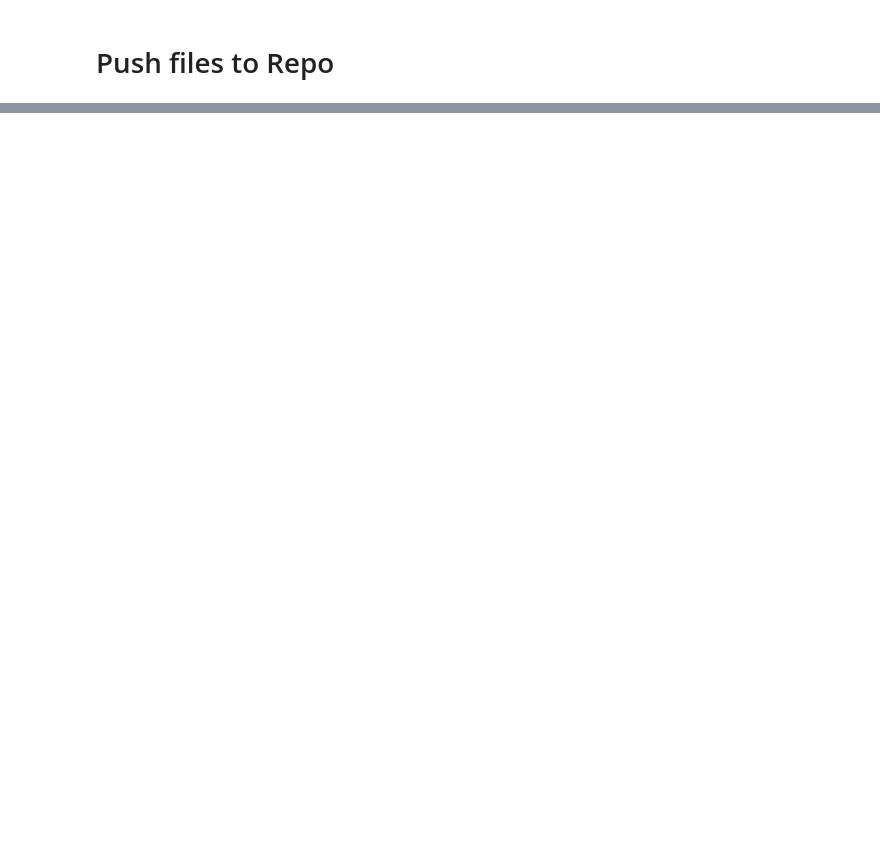
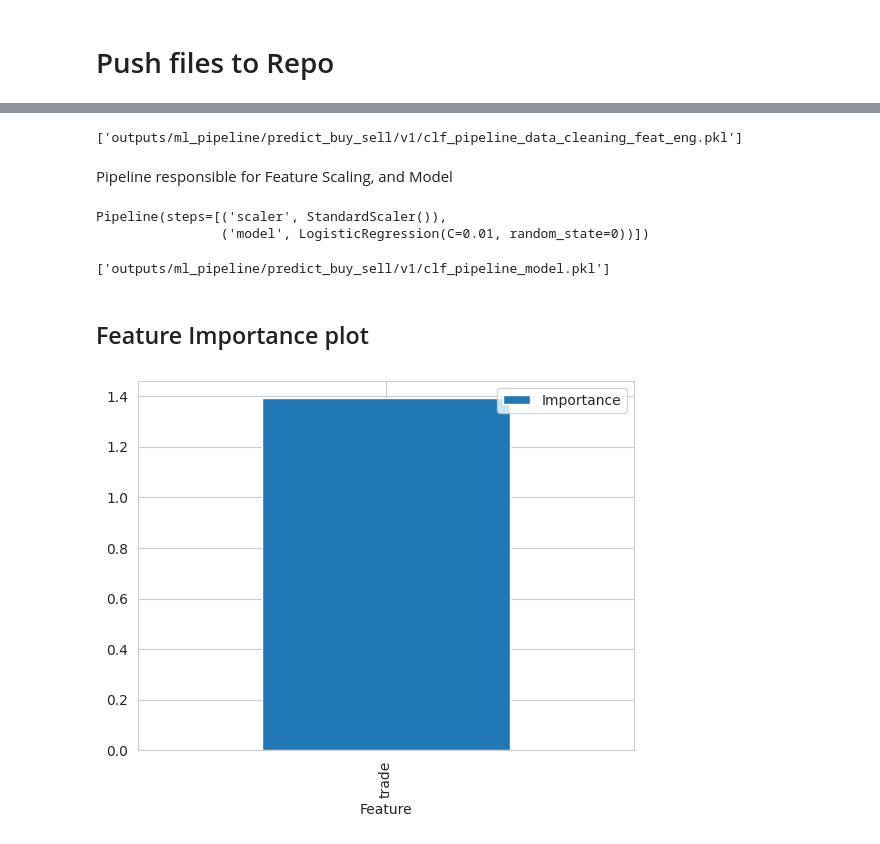
Before and after one commit to Cosmin1907/bitcoin-forecast, a Jupyter notebook: jupyter_notebooks/06 - Modeling and Evaluation - Predict Buy-Sell.ipynb, the cells around one changed output, grey strips where cells are left out. Saved outputs shown, nothing was run; the diff lists cells and outputs as text; code cells hidden in the pictures; blank space fills up the shorter version.

Commit message:
Predict buy/sell

```diff
--- a/jupyter_notebooks/06 - Modeling and Evaluation - Predict Buy-Sell.ipynb
+++ b/jupyter_notebooks/06 - Modeling and Evaluation - Predict Buy-Sell.ipynb
@@ -486,0 +768,24 @@ except Exception as e:
+# %%
+joblib.dump(value=pipeline_data_cleaning_feat_eng ,
+            filename=f"{file_path}/clf_pipeline_data_cleaning_feat_eng.pkl")
+# %% [output]
+['outputs/ml_pipeline/predict_buy_sell/v1/clf_pipeline_data_cleaning_feat_eng.pkl']
+# %% [markdown]
+Pipeline responsible for Feature Scaling, and Model
+# %%
+pipeline_clf
+# %% [output]
+Pipeline(steps=[('scaler', StandardScaler()),
+                ('model', LogisticRegression(C=0.01, random_state=0))])
+# %%
+joblib.dump(value=pipeline_clf ,
+            filename=f"{file_path}/clf_pipeline_model.pkl")
+# %% [output]
+['outputs/ml_pipeline/predict_buy_sell/v1/clf_pipeline_model.pkl']
+# %% [markdown]
+## Feature Importance plot
+# %%
+df_feature_importance.plot(kind='bar',x='Feature',y='Importance')
+plt.show()
+# %% [output]
+[figure, added]
```
Also changed, not shown: parts of 67 cells of this notebook, 7 other files.
